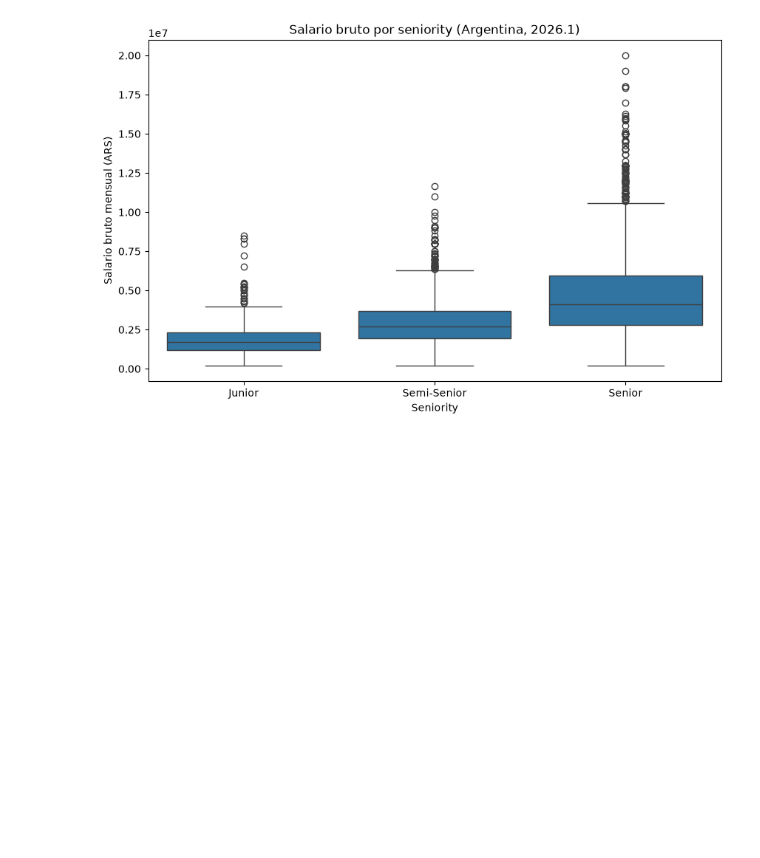
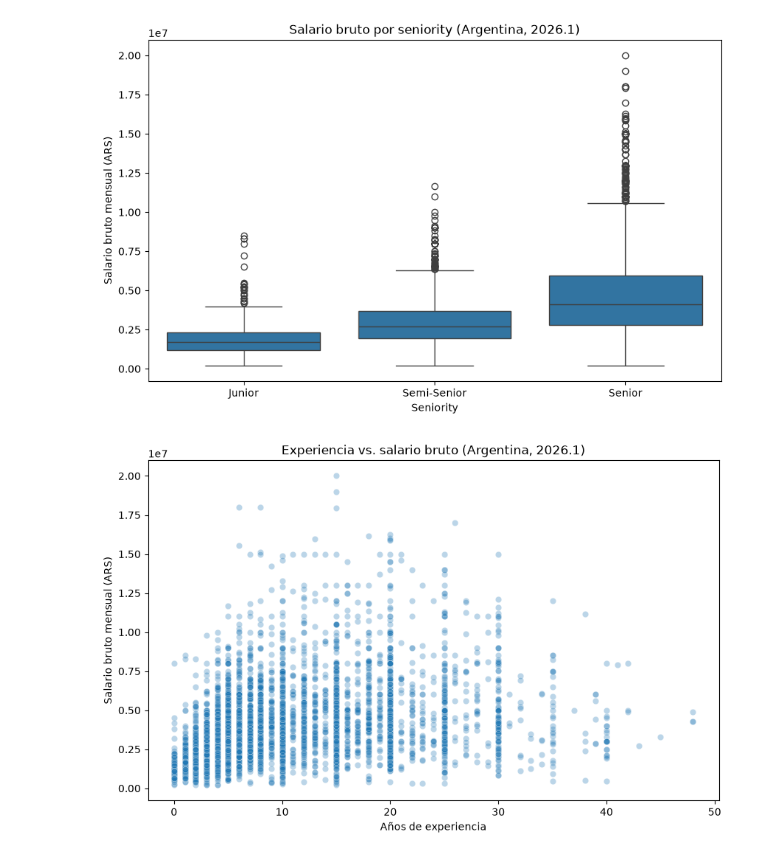
Before and after one commit to LautaroFlores47/analisis-sueldos-it, a Jupyter notebook: notebooks/03_analisis.ipynb, the cells around one changed output. Saved outputs shown, nothing was run; the diff lists cells and outputs as text; code cells hidden in the pictures; blank space fills up the shorter version.

Commit message:
Analisis exploratorio: scatter de experiencia, scatter por seniority y boxplot de dolarizacion

```diff
--- a/notebooks/03_analisis.ipynb
+++ b/notebooks/03_analisis.ipynb
@@ -54,3 +57,13 @@ plt.savefig("../visualizations/02_boxplot_seniority.png", dpi=150, bbox_inches="
 plt.show()
 # %% [output]
 [figure]
+# %%
+plt.figure(figsize=(10, 6))
+sns.scatterplot(data=datos, x="experiencia", y="salario_bruto", alpha=0.3)
+plt.title("Experiencia vs. salario bruto (Argentina, 2026.1)")
+plt.xlabel("Años de experiencia")
+plt.ylabel("Salario bruto mensual (ARS)")
+plt.savefig("../visualizations/03_scatter_experiencia.png", dpi=150, bbox_inches="tight")
+plt.show()
+# %% [output]
+[figure, added]
```
Also changed, not shown: parts of 3 cells of this notebook, 3 other files.
